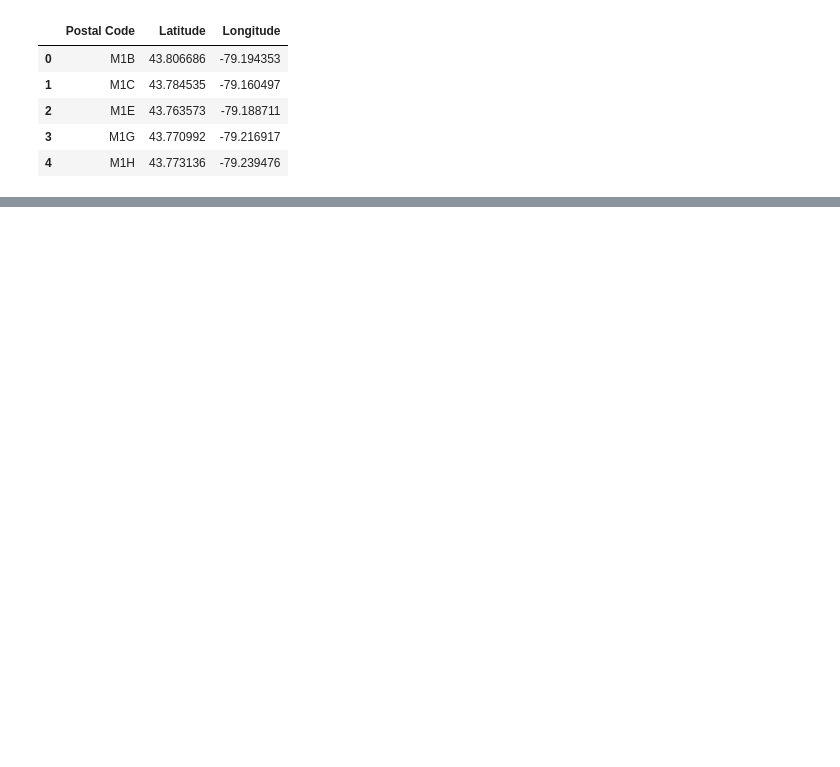
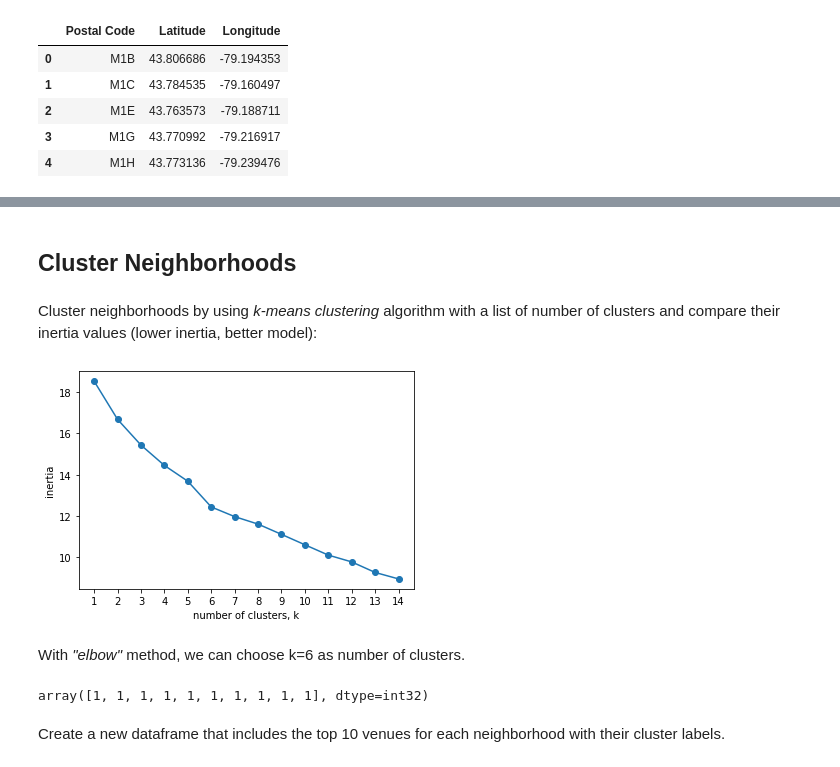
Before and after one commit to ranared/Coursera_Capstone, a Jupyter notebook: Clustering_Neighborhoods_in_Toronto.ipynb, the cells around one changed output, grey strips where cells are left out. Cells and saved outputs as stored; diff of their text form; code cells hidden in the pictures; blank space fills up the shorter version.

```diff
--- a/Clustering_Neighborhoods_in_Toronto.ipynb
+++ b/Clustering_Neighborhoods_in_Toronto.ipynb
@@ -125,0 +341,2 @@ Make sure that the dataset has all 103 boroughs and their neighbourhood.
+# %%
+toronto_venues = get_nearby_venues(df['Neighborhood'], df['Latitude'], df['Longitude'])
@@ -125,0 +400,3 @@ Make sure that the dataset has all 103 boroughs and their neighbourhood.
+# %%
+toronto_venues = toronto_venues[toronto_venues['Venue Category'] != 'Neighborhood']
+toronto_venues
@@ -125,0 +423,12 @@ Make sure that the dataset has all 103 boroughs and their neighbourhood.
+# %%
+# one-hot encoding
+toronto_onehot = pd.get_dummies(toronto_venues[['Venue Category']], prefix='', prefix_sep='')
+
+# add neighborhood column back to the df
+toronto_onehot['Neighborhood'] = toronto_venues['Neighborhood']
+
+# move neighborhood column to the first column
+fixed_columns = [toronto_onehot.columns[-1]] + list(toronto_onehot.columns[:-1])
+toronto_onehot = toronto_onehot[fixed_columns]
+
+toronto_onehot.head()
@@ -125,0 +450,3 @@ Make sure that the dataset has all 103 boroughs and their neighbourhood.
+# %%
+toronto_grouped = toronto_onehot.groupby('Neighborhood').mean().reset_index()
+toronto_grouped
@@ -125,0 +538,37 @@ Make sure that the dataset has all 103 boroughs and their neighbourhood.
+# %% [markdown]
+## Cluster Neighborhoods
+# %% [markdown]
+Cluster neighborhoods by using *k-means clustering* algorithm with a list of number of clusters and compare their inertia values (lower inertia, better model):
+# %%
+toronto_grouped_clustering = toronto_grouped.drop('Neighborhood', axis=1)
+
+ks = range(1, 15)
+inertias = []
+for k in ks:
+    kmeans = KMeans(n_clusters=k, random_state=0)
+    kmeans.fit(toronto_grouped_clustering)
+    inertias.append(kmeans.inertia_)
+
+plt.plot(ks, inertias, '-o')
+plt.xlabel('number of clusters, k')
+plt.ylabel('inertia')
+plt.xticks(ks)
+plt.show()
+# %% [output]
+[figure, added]
+# %% [markdown]
+With *"elbow"* method, we can choose k=6 as number of clusters.
+# %%
+# set number of clusters
+num_clusters = 6
+
+toronto_grouped_clustering = toronto_grouped.drop('Neighborhood', axis=1)
+
+kmeans = KMeans(n_clusters=num_clusters, random_state=0)
+kmeans.fit(toronto_grouped_clustering)
+
+kmeans.labels_[:10]
+# %% [output]
+array([1, 1, 1, 1, 1, 1, 1, 1, 1, 1], dtype=int32)
+# %% [markdown]
+Create a new dataframe that includes the top 10 venues for each neighborhood with their cluster labels.
```
Also changed, not shown: parts of 67 cells of this notebook, 1 other file.
